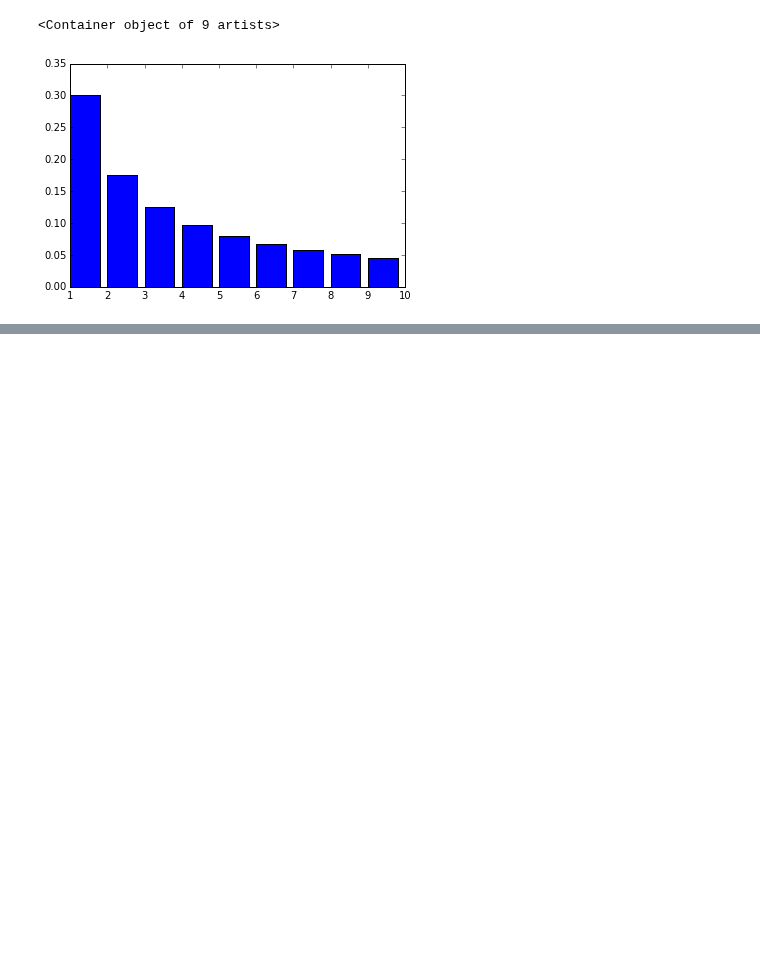
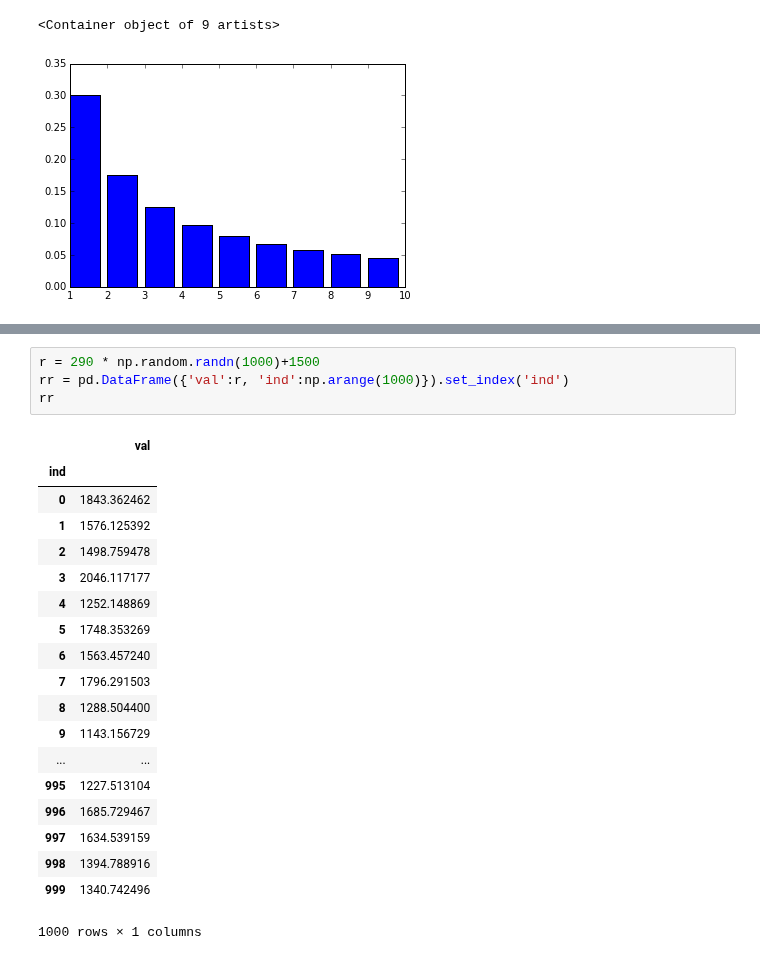
Before and after one commit to milcent/benford_py, a Jupyter notebook: Benford.ipynb, the cells around one changed output, grey strips where cells are left out. Cells and saved outputs as stored; diff of their text form; blank space fills up the shorter version.

```diff
--- a/Benford.ipynb
+++ b/Benford.ipynb
@@ -410,0 +359,24 @@ firstTwoDigits()
+# %%
+r = 290 * np.random.randn(1000)+1500
+rr = pd.DataFrame({'val':r, 'ind':np.arange(1000)}).set_index('ind')
+rr
+# %% [output]
+|  | val |
+| ind |  |
+| 0 | 1843.362462 |
+| 1 | 1576.125392 |
+| 2 | 1498.759478 |
+| 3 | 2046.117177 |
+| 4 | 1252.148869 |
+| 5 | 1748.353269 |
+| 6 | 1563.457240 |
+| 7 | 1796.291503 |
+| 8 | 1288.504400 |
+| 9 | 1143.156729 |
+| ... | ... |
+| 995 | 1227.513104 |
+| 996 | 1685.729467 |
+| 997 | 1634.539159 |
+| 998 | 1394.788916 |
+| 999 | 1340.742496 |
+1000 rows × 1 columns
```
Also changed, not shown: parts of 37 cells of this notebook, 1 other file.
